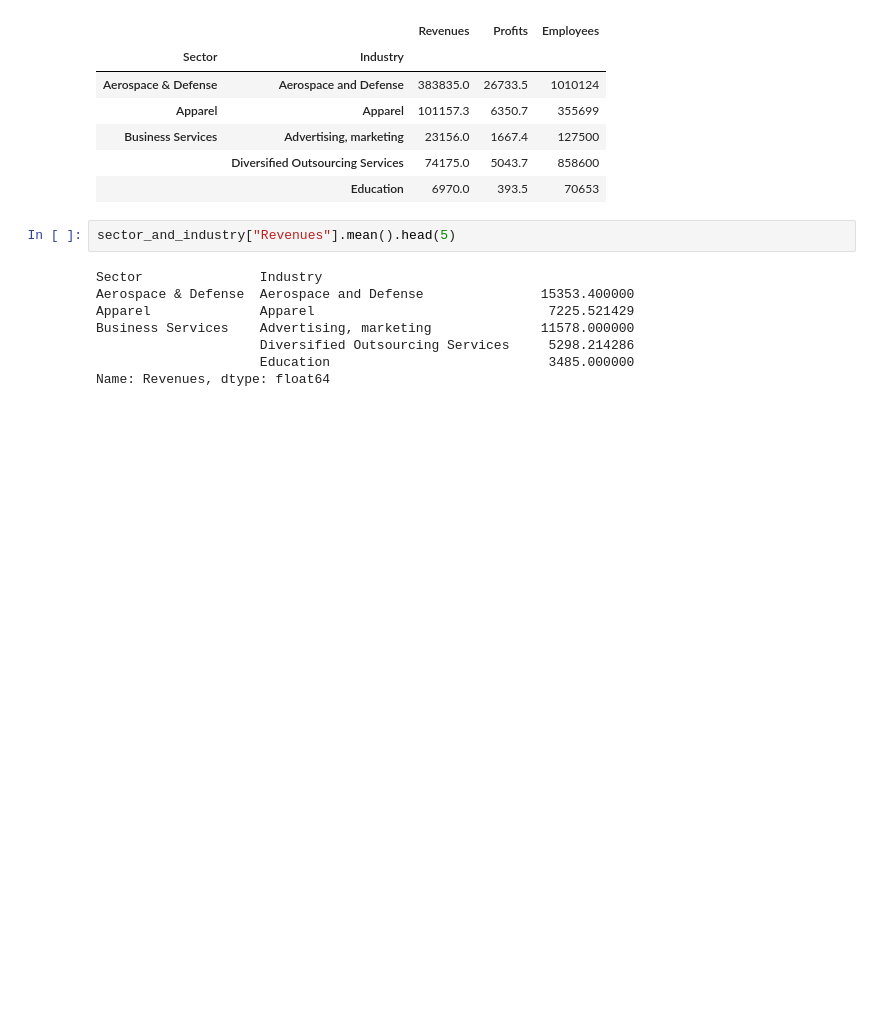
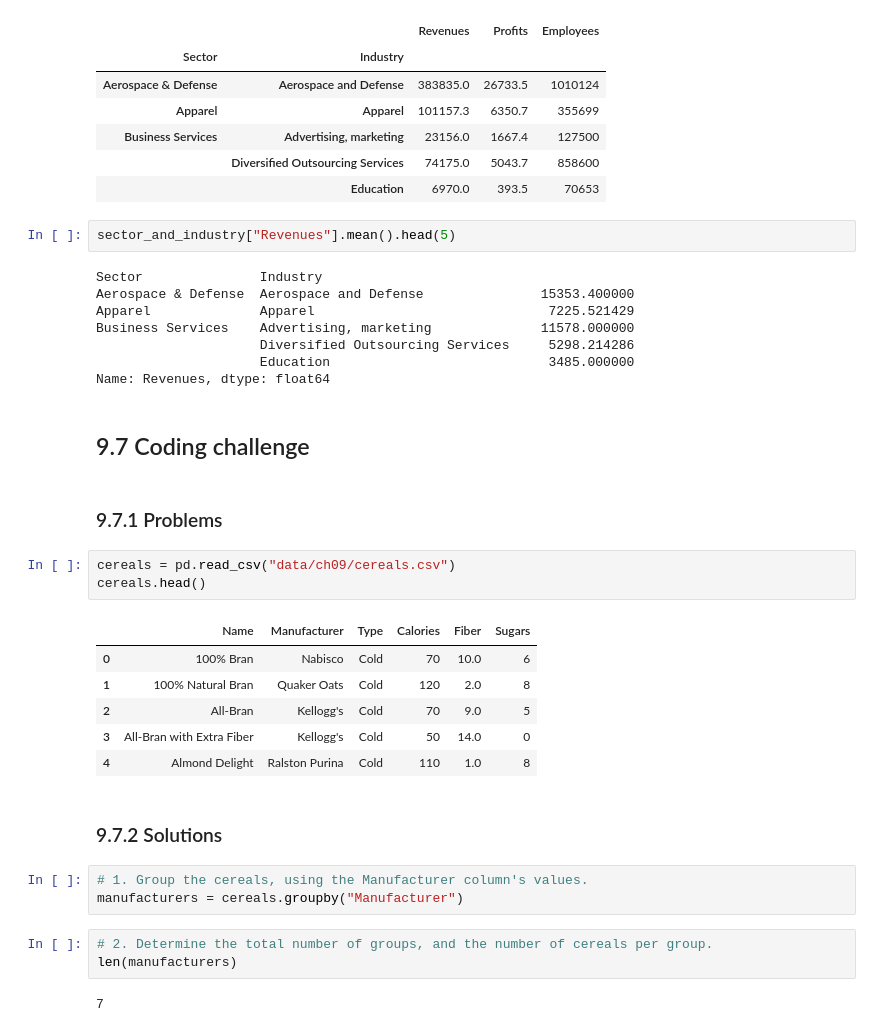
Before and after one commit to ljyGmail/pandas_in_action, a Jupyter notebook: ch09_the_groupby_object.ipynb, the cells around one changed output. Saved outputs shown, nothing was run; the diff lists cells and outputs as text; blank space fills up the shorter version.

Commit message:
9.7 coding challenge

```diff
--- a/ch09_the_groupby_object.ipynb
+++ b/ch09_the_groupby_object.ipynb
@@ -468,3 +468,27 @@ Business Services    Advertising, marketing              11578.000000
                      Diversified Outsourcing Services     5298.214286
                      Education                            3485.000000
 Name: Revenues, dtype: float64
+# %% [markdown]
+## 9.7 Coding challenge
+# %% [markdown]
+### 9.7.1 Problems
+# %%
+cereals = pd.read_csv("data/ch09/cereals.csv")
+cereals.head()
+# %% [output]
+|  | Name | Manufacturer | Type | Calories | Fiber | Sugars |
+| 0 | 100% Bran | Nabisco | Cold | 70 | 10.0 | 6 |
+| 1 | 100% Natural Bran | Quaker Oats | Cold | 120 | 2.0 | 8 |
+| 2 | All-Bran | Kellogg's | Cold | 70 | 9.0 | 5 |
+| 3 | All-Bran with Extra Fiber | Kellogg's | Cold | 50 | 14.0 | 0 |
+| 4 | Almond Delight | Ralston Purina | Cold | 110 | 1.0 | 8 |
+# %% [markdown]
+### 9.7.2 Solutions
+# %%
+# 1. Group the cereals, using the Manufacturer column's values.
+manufacturers = cereals.groupby("Manufacturer")
+# %%
+# 2. Determine the total number of groups, and the number of cereals per group.
+len(manufacturers)
+# %% [output]
+7
```
Also changed, not shown: parts of 7 cells of this notebook.
